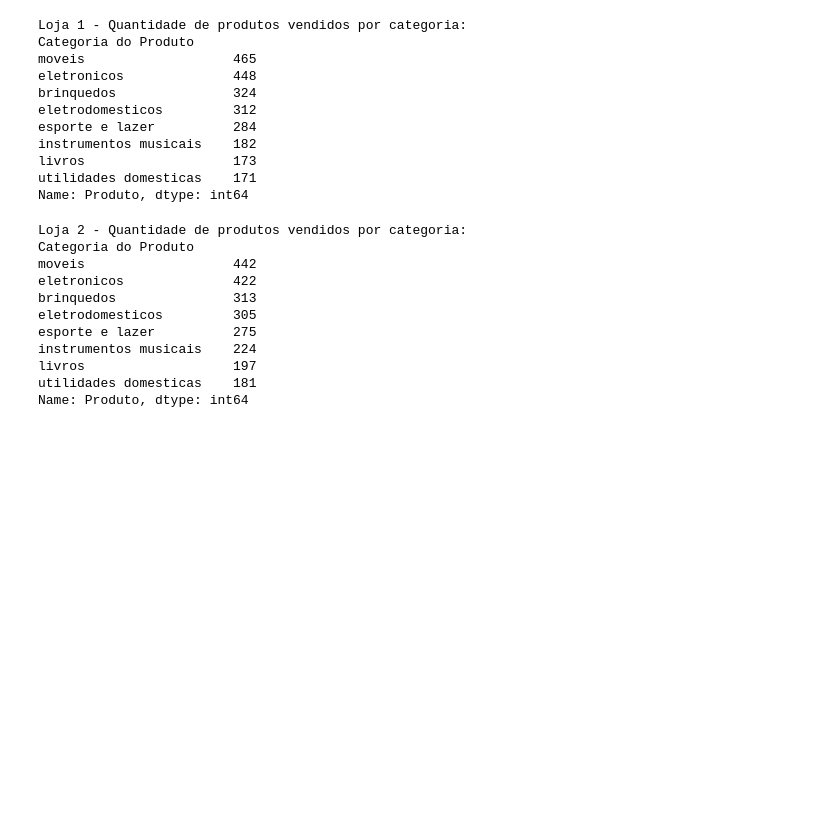
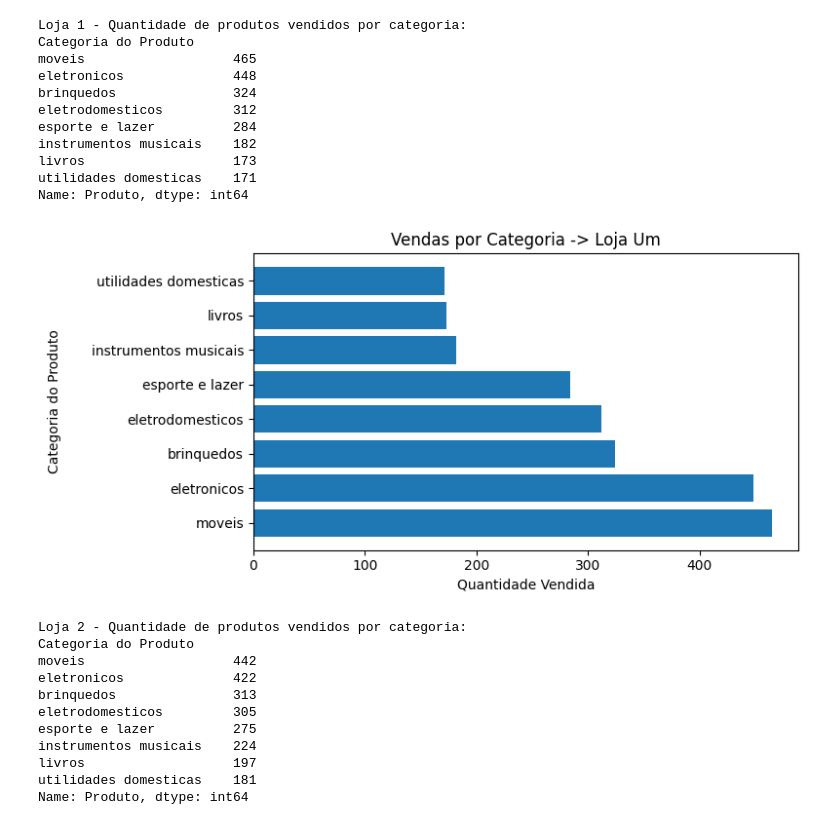
Before and after one commit to Laviniamadeira/Primeiro_passos_Data_science, a Jupyter notebook: AluraStoreBr.ipynb, the cells around one changed output. Drawn from its saved outputs; the diff is of its cells as text; code cells hidden in the pictures; blank space fills up the shorter version.

```diff
--- a/AluraStoreBr.ipynb
+++ b/AluraStoreBr.ipynb
@@ -84,6 +87,16 @@ instrumentos musicais    182
 livros                   173
 utilidades domesticas    171
 Name: Produto, dtype: int64
+# %%
+plt.figure(figsize=(8, 4))
+plt.barh(vendas_categoria_loja1.index, vendas_categoria_loja1.values)
+plt.title('Vendas por Categoria -> Loja Um')
+plt.xlabel('Quantidade Vendida')
+plt.ylabel('Categoria do Produto', labelpad=22)
+plt.tight_layout()
+plt.show()
+# %% [output]
+[figure, added]
 # %%
 # Loja 2
 vendas_categoria_loja2 = loja2.groupby('Categoria do Produto')['Produto'].count().sort_values(ascending=False)
```
Also changed, not shown: parts of 2 cells of this notebook.
